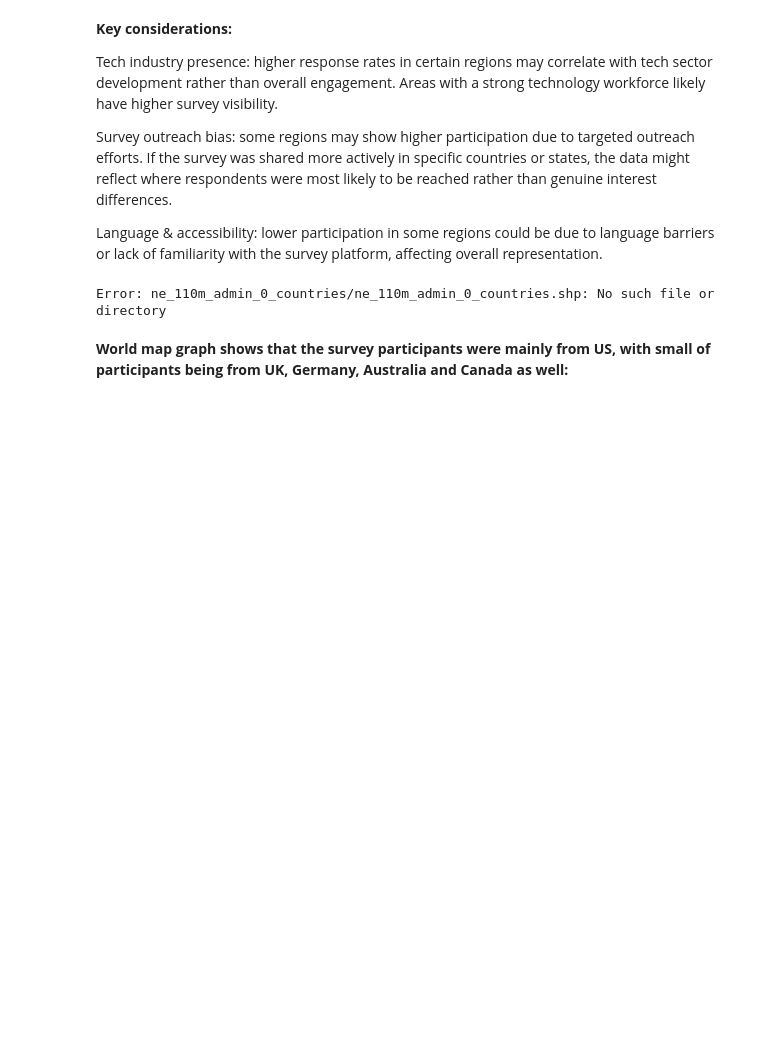
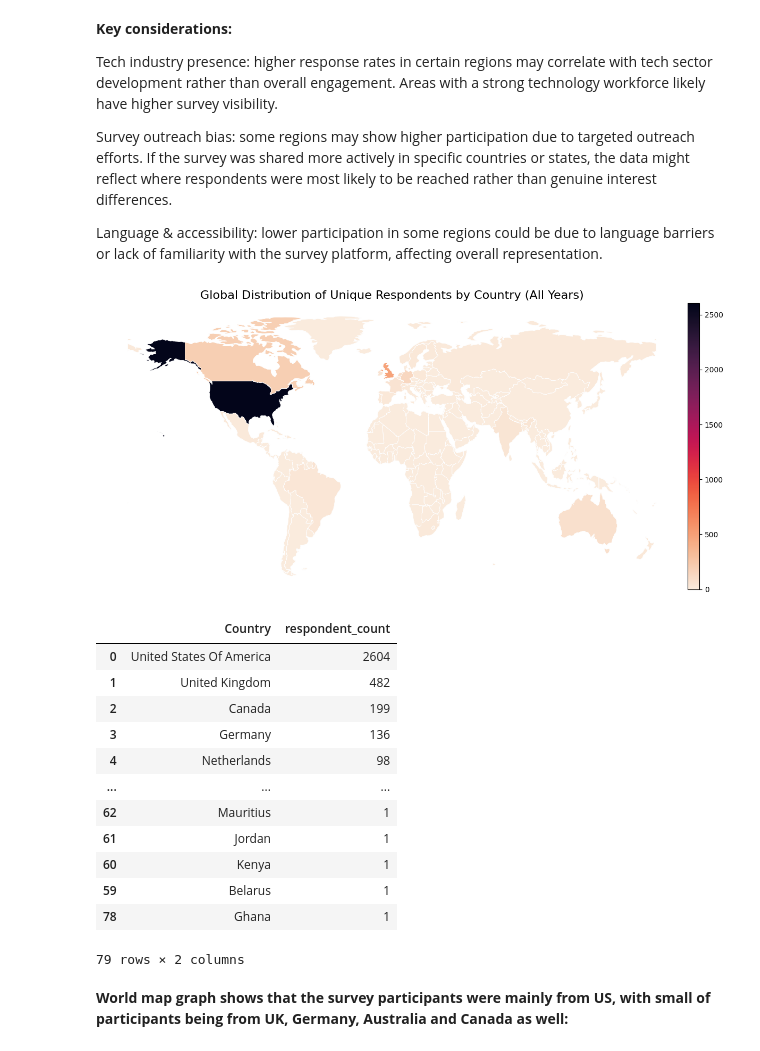
Before and after one commit to Duccard/demographic_impact_mental_health, a Jupyter notebook: demographic_impact_mental_health.ipynb, the cells around one changed output. Drawn from its saved outputs; the diff is of its cells as text; code cells hidden in the pictures; blank space fills up the shorter version.

```diff
--- a/demographic_impact_mental_health.ipynb
+++ b/demographic_impact_mental_health.ipynb
@@ -411,11 +411,24 @@ Survey outreach bias: some regions may show higher participation due to targeted
 
 Language & accessibility: lower participation in some regions could be due to language barriers or lack of familiarity with the survey platform, affecting overall representation.
 # %%
-shapefile_path = "ne_110m_admin_0_countries/ne_110m_admin_0_countries.shp"
+shapefile_path = "data/ne_110m_admin_0_countries/ne_110m_admin_0_countries.shp"
 
 plot_global_country_distribution_all_years(merged_df, shapefile_path)
 # %% [output]
+[figure, added]
+|  | Country | respondent_count |
+| 0 | United States Of America | 2604 |
+| 1 | United Kingdom | 482 |
+| 2 | Canada | 199 |
+| 3 | Germany | 136 |
+| 4 | Netherlands | 98 |
+| ... | ... | ... |
+| 62 | Mauritius | 1 |
+| 61 | Jordan | 1 |
+| 60 | Kenya | 1 |
+| 59 | Belarus | 1 |
+| 78 | Ghana | 1 |
-Error: ne_110m_admin_0_countries/ne_110m_admin_0_countries.shp: No such file or directory
+79 rows × 2 columns
 # %% [markdown]
 **World map graph shows that the survey participants were mainly from US, with small of participants being from UK, Germany, Australia and Canada as well:**
 # %% [markdown]
```
Also changed, not shown: parts of 3 cells of this notebook, 1 other file.
